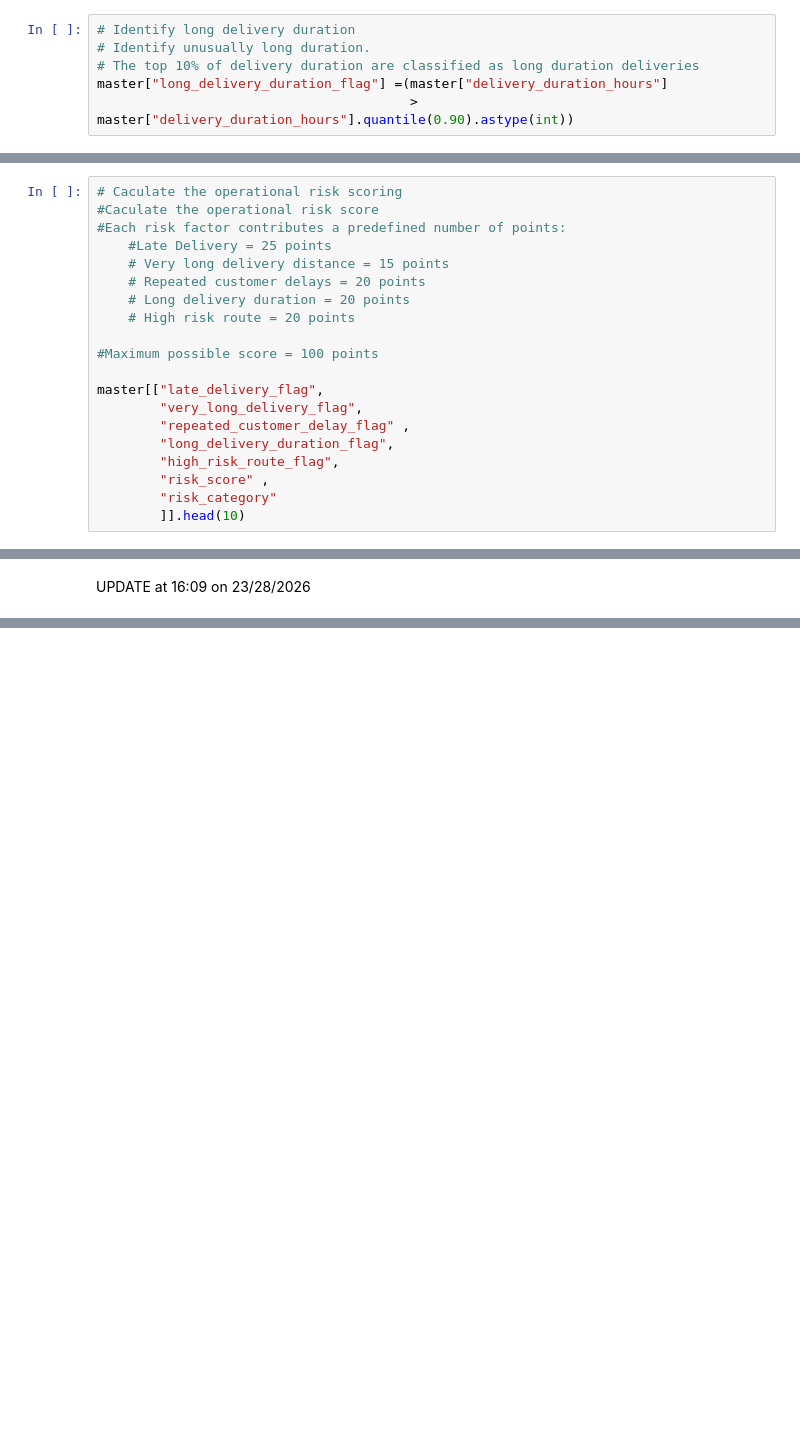
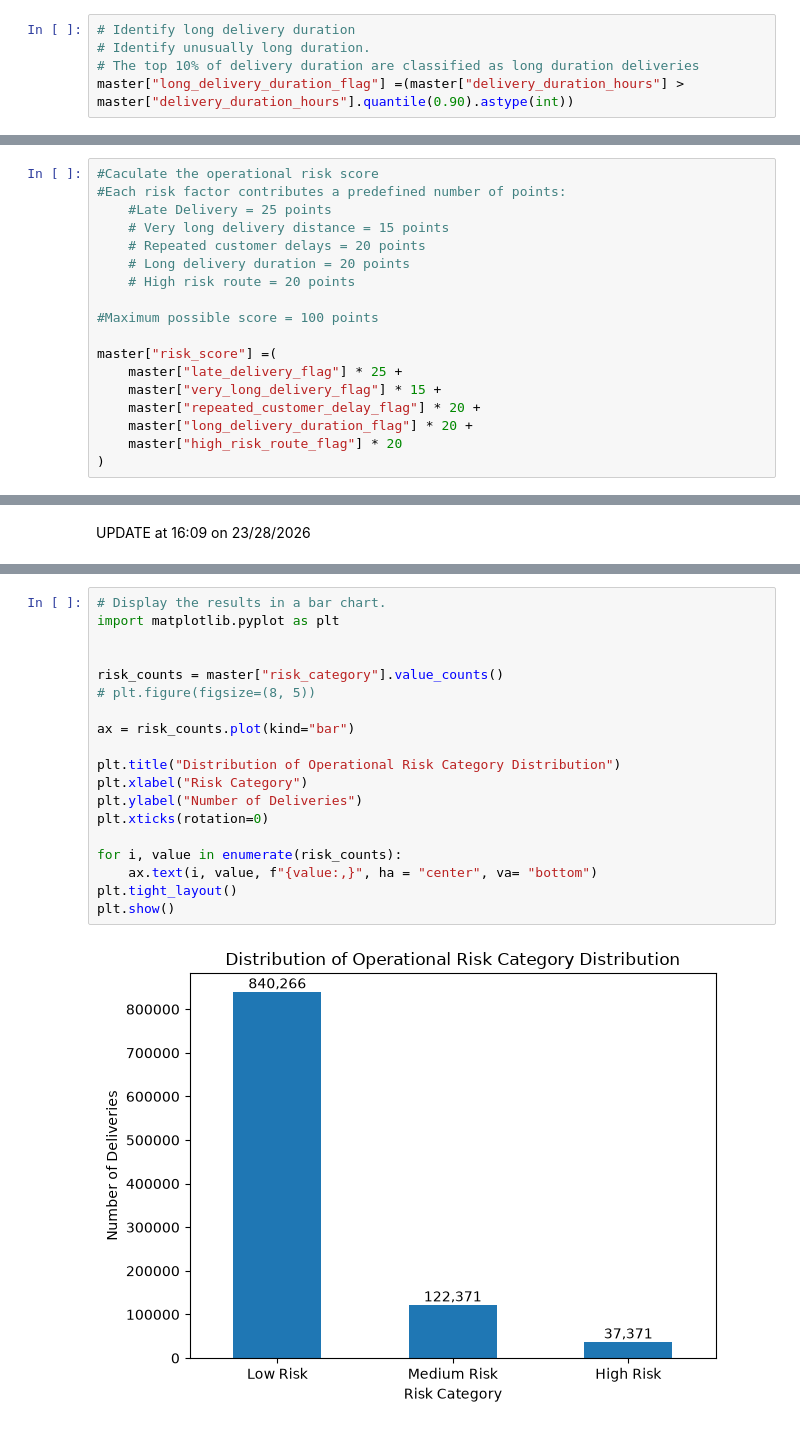
Before and after one commit to jilyanga2/Logistics-And-Delivery-Intelligence, a Jupyter notebook: Operational_scoring.ipynb, the cells around one changed output, grey strips where cells are left out. Drawn from its saved outputs; the diff is of its cells as text; blank space fills up the shorter version.

```diff
--- a/Operational_scoring.ipynb
+++ b/Operational_scoring.ipynb
@@ -48,8 +36,7 @@ master["repeated_customer_delay_flag"] = (customer_late_count >= customer_delay_
 # Identify long delivery duration
 # Identify unusually long duration.
 # The top 10% of delivery duration are classified as long duration deliveries
-master["long_delivery_duration_flag"] =(master["delivery_duration_hours"]
-                                        > master["delivery_duration_hours"].quantile(0.90).astype(int))
+master["long_delivery_duration_flag"] =(master["delivery_duration_hours"] > master["delivery_duration_hours"].quantile(0.90).astype(int))
 # %%
 #Identify high risk routes
 # Caculate the historical late-delivery rate for each route
@@ -60,7 +47,6 @@ route_late_rate = (master.groupby("route")["late_delivery_flag"].transform("mean
 route_threshold = route_late_rate.quantile(0.90)
 master ["high_risk_route_flag"] = (route_late_rate > route_threshold).astype(int)
 # %%
-# Caculate the operational risk scoring
 #Caculate the operational risk score
 #Each risk factor contributes a predefined number of points:
     #Late Delivery = 25 points
@@ -71,11 +57,10 @@ master ["high_risk_route_flag"] = (route_late_rate > route_threshold).astype(int
 
 #Maximum possible score = 100 points
 
-master[["late_delivery_flag",
-        "very_long_delivery_flag",
-        "repeated_customer_delay_flag" ,
-        "long_delivery_duration_flag",
-        "high_risk_route_flag",
-        "risk_score" ,
-        "risk_category"
-        ]].head(10)
+master["risk_score"] =(
+    master["late_delivery_flag"] * 25 +
+    master["very_long_delivery_flag"] * 15 +
+    master["repeated_customer_delay_flag"] * 20 +
+    master["long_delivery_duration_flag"] * 20 +
+    master["high_risk_route_flag"] * 20
+)
@@ -146,0 +134,21 @@ UPDATE at 16:09 on 23/28/2026
+# %%
+# Display the results in a bar chart.
+import matplotlib.pyplot as plt
+
+
+risk_counts = master["risk_category"].value_counts()
+# plt.figure(figsize=(8, 5))
+
+ax = risk_counts.plot(kind="bar")
+
+plt.title("Distribution of Operational Risk Category Distribution")
+plt.xlabel("Risk Category")
+plt.ylabel("Number of Deliveries")
+plt.xticks(rotation=0)
+
+for i, value in enumerate(risk_counts):
+    ax.text(i, value, f"{value:,}", ha = "center", va= "bottom")
+plt.tight_layout()
+plt.show()
+# %% [output]
+[figure, added]
```
Also changed, not shown: parts of 12 cells of this notebook, 1 other file.
